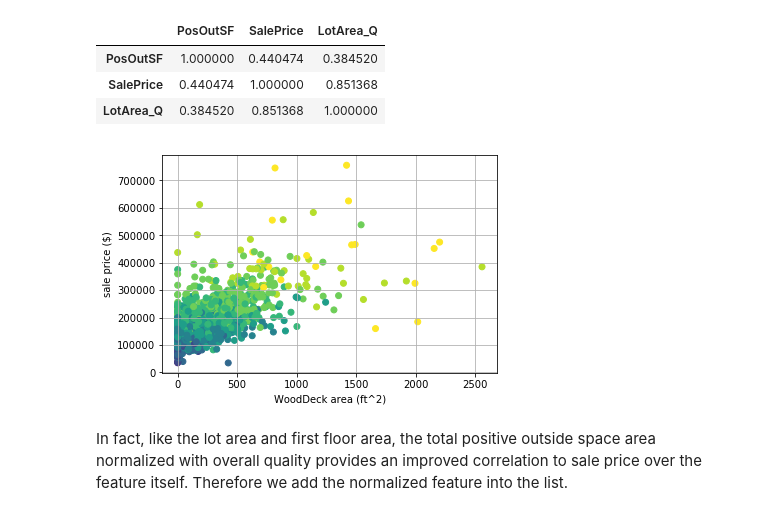
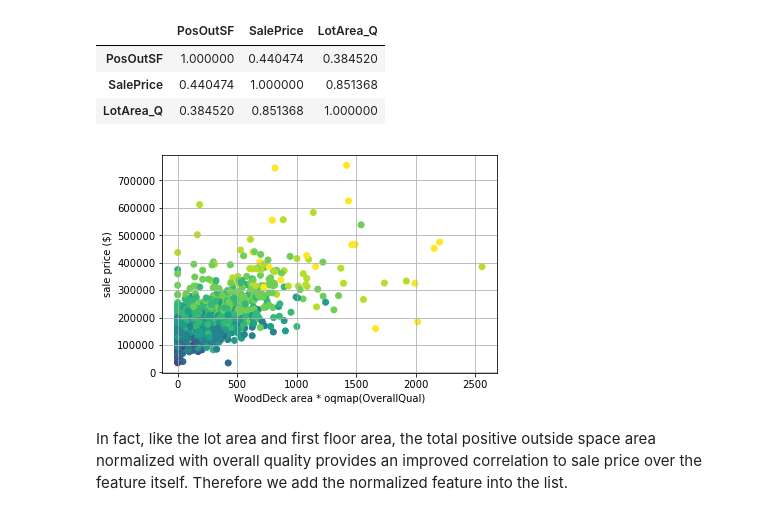
Before and after one commit to badGarnet/house_price, a Jupyter notebook: drawing board.ipynb, the cells around one changed output. Cells and saved outputs as stored; diff of their text form; code cells hidden in the pictures.

```diff
--- a/drawing board.ipynb
+++ b/drawing board.ipynb
@@ -1858,13 +1858,13 @@ trainset[['PosOutSF', 'SalePrice', 'LotArea_Q']].corr()
 # %%
 fig = plt.figure
 ax = plt.gca()
 ax.scatter(trainset.PosOutSF * trainset.OverallQual.map(oqmap), trainset.SalePrice, c = trainset.OverallQual)
-plt.xlabel('WoodDeck area (ft^2)')
+plt.xlabel('WoodDeck area * oqmap(OverallQual)')
 plt.ylabel('sale price ($)')
 plt.grid()
 plt.show()
 # %% [output]
-[figure, old version]
+[figure, new version]
 # %% [markdown]
 In fact, like the lot area and first floor area, the total positive outside space area normalized with overall quality provides an improved correlation to sale price over the feature itself. Therefore we add the normalized feature into the list.
 # %%
```
Also changed, not shown: parts of 21 cells of this notebook.
